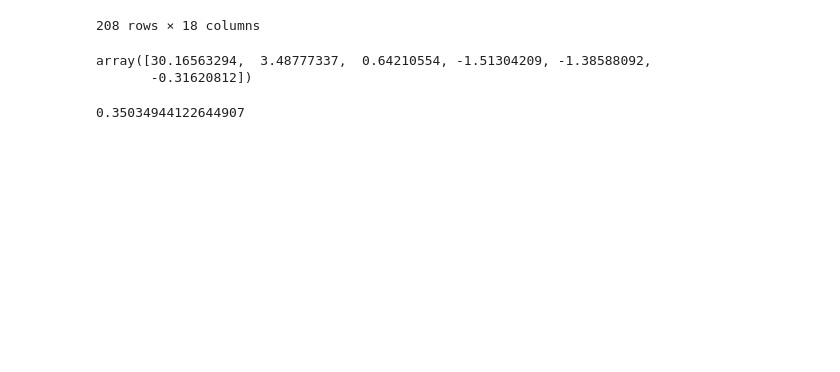
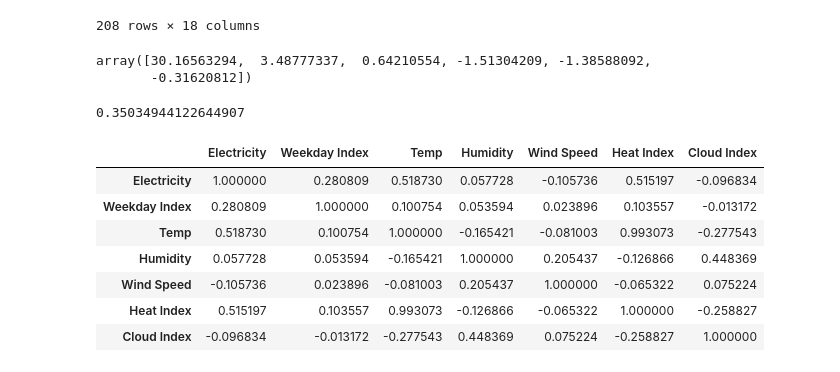
Before and after one commit to AaliyaJakir/energyResearch, a Jupyter notebook: exploring_bing_data.ipynb, the cells around one changed output. Cells and saved outputs as stored; diff of their text form; code cells hidden in the pictures; blank space fills up the shorter version.

```diff
--- a/exploring_bing_data.ipynb
+++ b/exploring_bing_data.ipynb
@@ -323,3 +325,14 @@ array([30.16563294,  3.48777337,  0.64210554, -1.51304209, -1.38588092,
 model.score(x_train,y_train) #This is the R^2 value
 # %% [output]
 0.35034944122644907
+# %%
+data.corr()
+# %% [output]
+|  | Electricity | Weekday Index | Temp | Humidity | Wind Speed | Heat Index | Cloud Index |
+| Electricity | 1.000000 | 0.280809 | 0.518730 | 0.057728 | -0.105736 | 0.515197 | -0.096834 |
+| Weekday Index | 0.280809 | 1.000000 | 0.100754 | 0.053594 | 0.023896 | 0.103557 | -0.013172 |
+| Temp | 0.518730 | 0.100754 | 1.000000 | -0.165421 | -0.081003 | 0.993073 | -0.277543 |
+| Humidity | 0.057728 | 0.053594 | -0.165421 | 1.000000 | 0.205437 | -0.126866 | 0.448369 |
+| Wind Speed | -0.105736 | 0.023896 | -0.081003 | 0.205437 | 1.000000 | -0.065322 | 0.075224 |
+| Heat Index | 0.515197 | 0.103557 | 0.993073 | -0.126866 | -0.065322 | 1.000000 | -0.258827 |
+| Cloud Index | -0.096834 | -0.013172 | -0.277543 | 0.448369 | 0.075224 | -0.258827 | 1.000000 |
```
Also changed, not shown: parts of 10 cells of this notebook.
